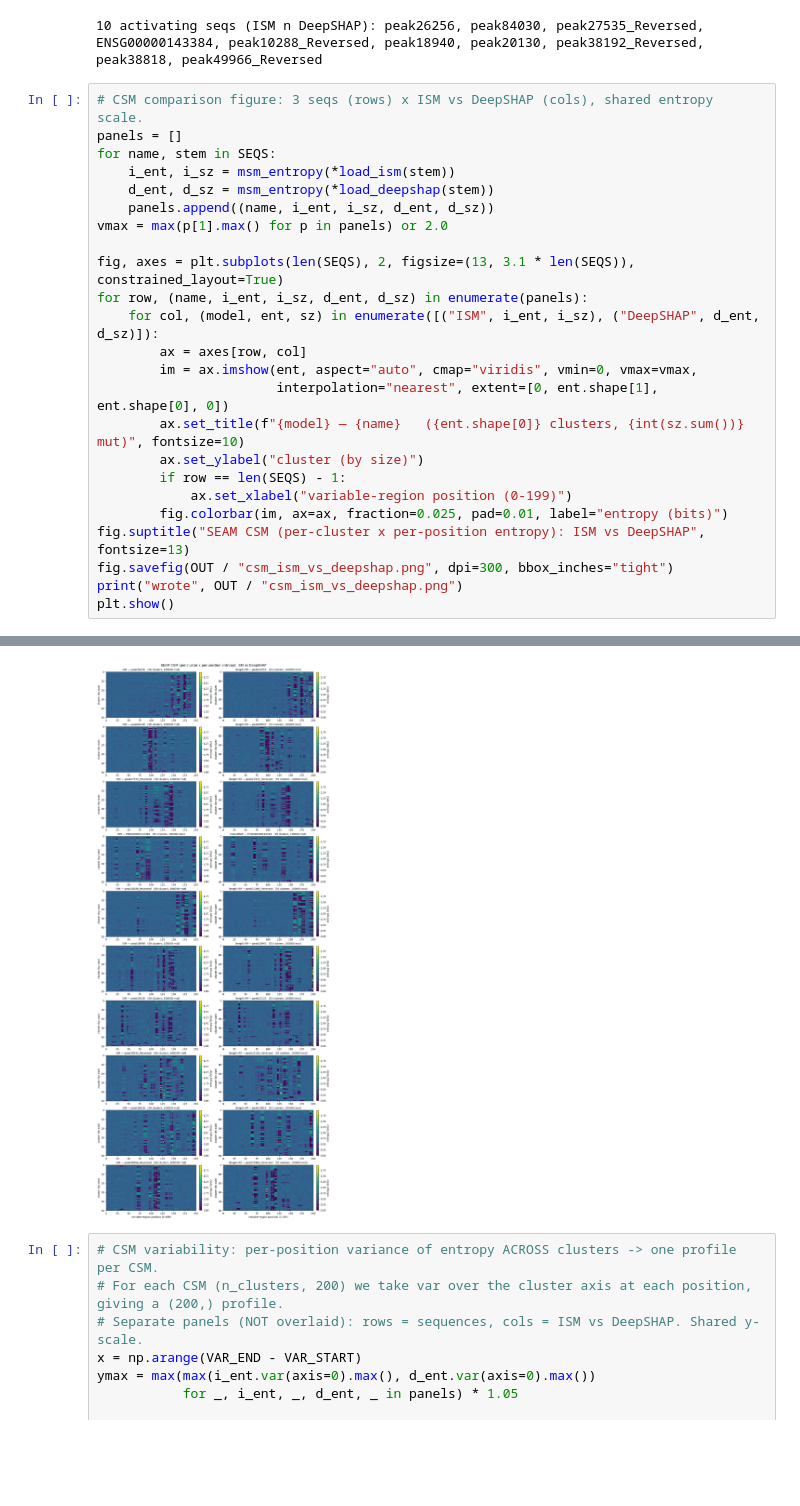
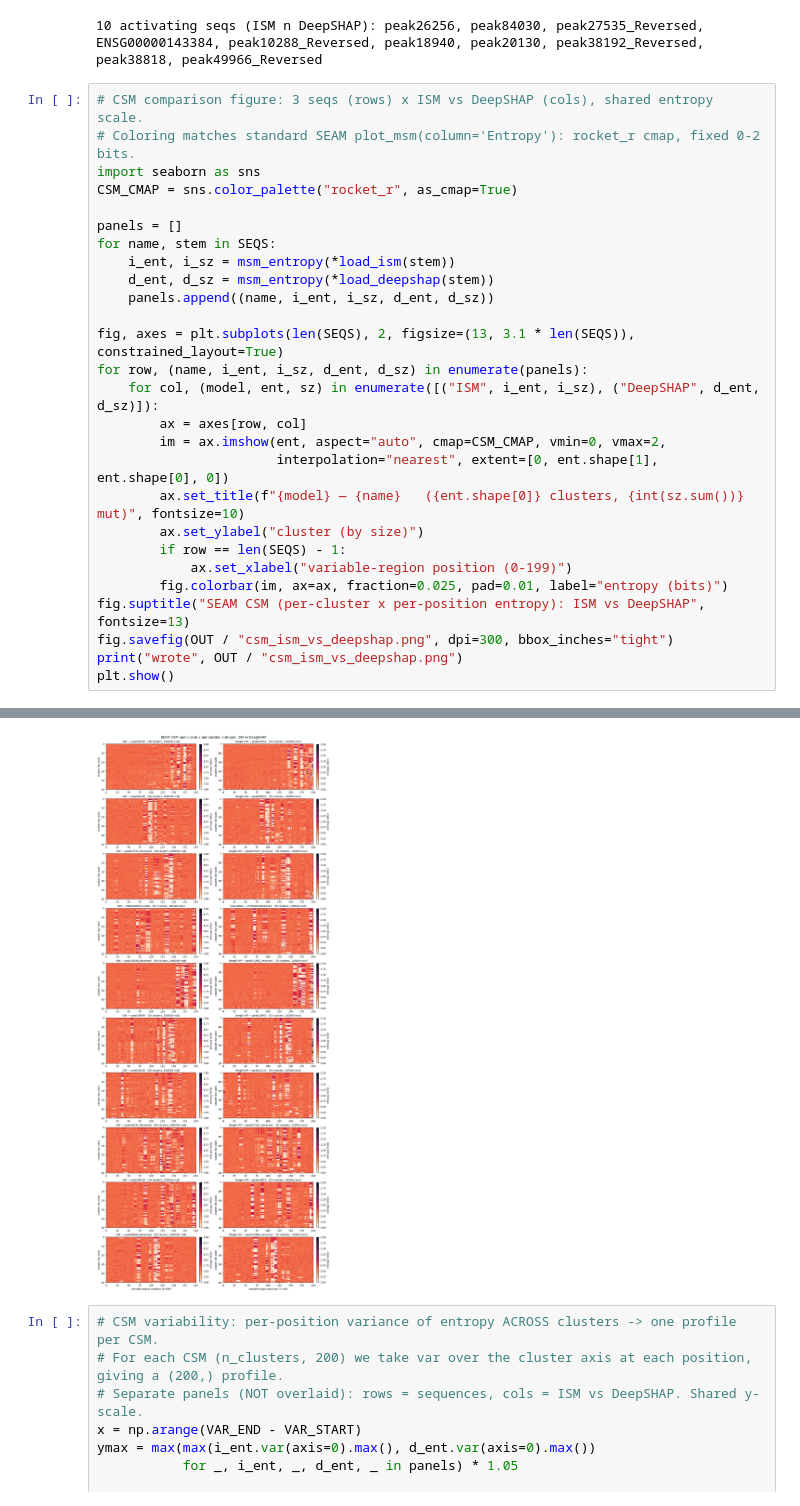
Before and after one commit to pabmantilla/SEAM_validate, a Jupyter notebook: attribution_align/scripts/ism_vs_deepshap_cluster_entropy.ipynb, the cells around one changed output, grey strips where cells are left out. Drawn from its saved outputs; the diff is of its cells as text; blank space fills up the shorter version.

```diff
--- a/attribution_align/scripts/ism_vs_deepshap_cluster_entropy.ipynb
+++ b/attribution_align/scripts/ism_vs_deepshap_cluster_entropy.ipynb
@@ -79,31 +79,34 @@ load_deepshap = lambda stem: _load(DS_FG,  stem)
 10 activating seqs (ISM n DeepSHAP): peak26256, peak84030, peak27535_Reversed, ENSG00000143384, peak10288_Reversed, peak18940, peak20130, peak38192_Reversed, peak38818, peak49966_Reversed
 # %%
 # CSM comparison figure: 3 seqs (rows) x ISM vs DeepSHAP (cols), shared entropy scale.
+# Coloring matches standard SEAM plot_msm(column='Entropy'): rocket_r cmap, fixed 0-2 bits.
+import seaborn as sns
+CSM_CMAP = sns.color_palette("rocket_r", as_cmap=True)
+
 panels = []
 for name, stem in SEQS:
     i_ent, i_sz = msm_entropy(*load_ism(stem))
     d_ent, d_sz = msm_entropy(*load_deepshap(stem))
     panels.append((name, i_ent, i_sz, d_ent, d_sz))
-vmax = max(p[1].max() for p in panels) or 2.0
 
 fig, axes = plt.subplots(len(SEQS), 2, figsize=(13, 3.1 * len(SEQS)), constrained_layout=True)
 for row, (name, i_ent, i_sz, d_ent, d_sz) in enumerate(panels):
     for col, (model, ent, sz) in enumerate([("ISM", i_ent, i_sz), ("DeepSHAP", d_ent, d_sz)]):
         ax = axes[row, col]
-        im = ax.imshow(ent, aspect="auto", cmap="viridis", vmin=0, vmax=vmax,
+        im = ax.imshow(ent, aspect="auto", cmap=CSM_CMAP, vmin=0, vmax=2,
                        interpolation="nearest", extent=[0, ent.shape[1], ent.shape[0], 0])
         ax.set_title(f"{model} — {name}   ({ent.shape[0]} clusters, {int(sz.sum())} mut)", fontsize=10)
         ax.set_ylabel("cluster (by size)")
         if row == len(SEQS) - 1:
             ax.set_xlabel("variable-region position (0-199)")
         fig.colorbar(im, ax=ax, fraction=0.025, pad=0.01, label="entropy (bits)")
 fig.suptitle("SEAM CSM (per-cluster x per-position entropy): ISM vs DeepSHAP", fontsize=13)
 fig.savefig(OUT / "csm_ism_vs_deepshap.png", dpi=300, bbox_inches="tight")
 print("wrote", OUT / "csm_ism_vs_deepshap.png")
 plt.show()
 # %% [output]
 wrote /grid/koo/home/pmantill/projects/SEAM_validate/attribution_align/results/csm_ism_vs_deepshap.png
-[figure, old version]
+[figure, new version]
 # %%
 # CSM variability: per-position variance of entropy ACROSS clusters -> one profile per CSM.
 # For each CSM (n_clusters, 200) we take var over the cluster axis at each position, giving a (200,) profile.
```
Also changed, not shown: 2 other files.
